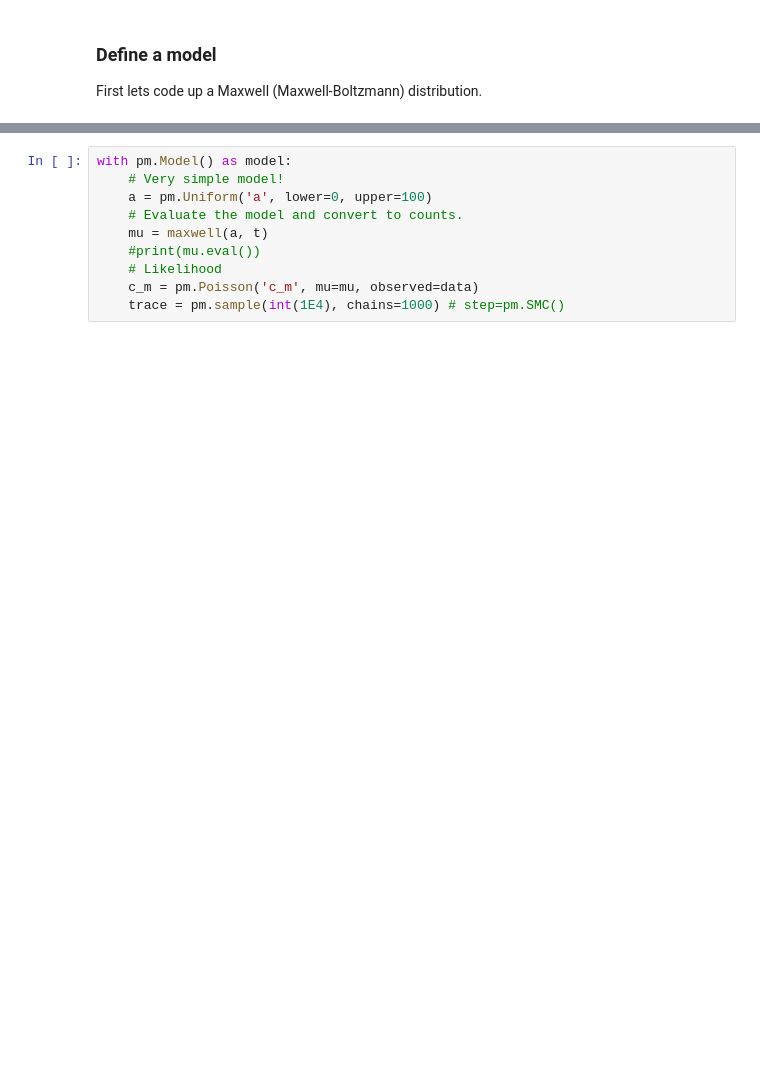
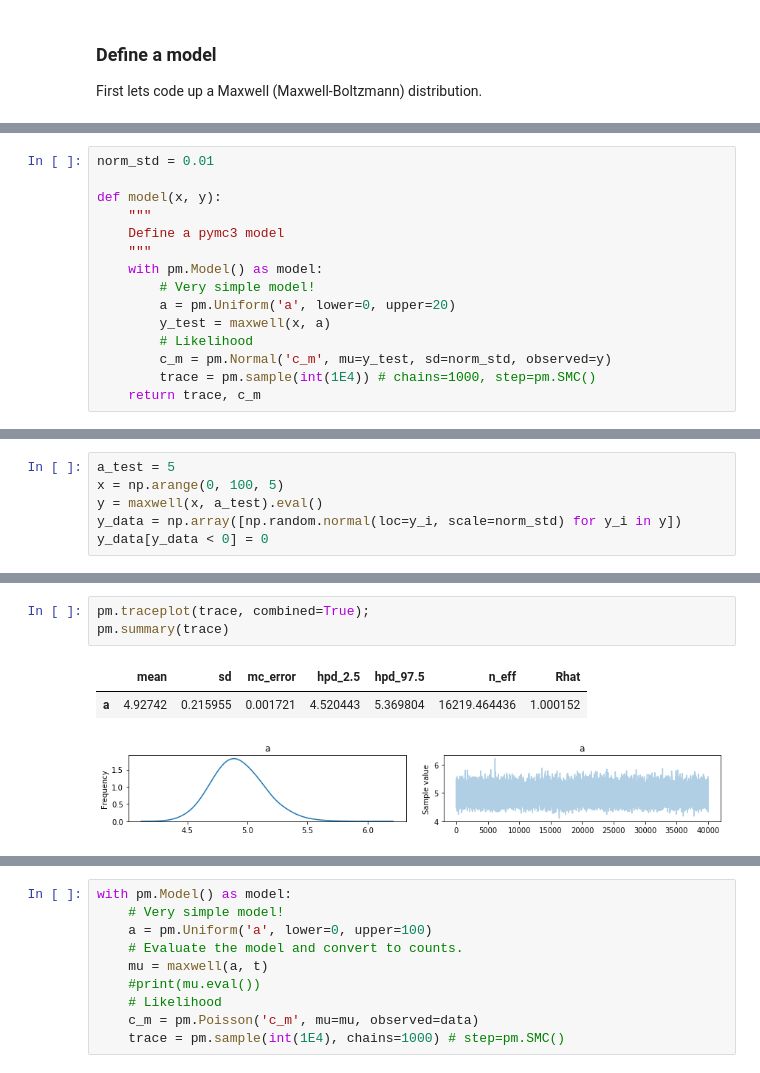
Before and after one commit to mshumko/ac6_microburst_scale_sizes, a Jupyter notebook: models/mcmc_microburst_pdf.ipynb, the cells around one changed output, grey strips where cells are left out. Drawn from its saved outputs; the diff is of its cells as text; blank space fills up the shorter version.

```diff
--- a/models/mcmc_microburst_pdf.ipynb
+++ b/models/mcmc_microburst_pdf.ipynb
@@ -20 +42,16 @@ def maxwell(x, a):
+# %%
+norm_std = 0.01
+
+def model(x, y):
+    """
+    Define a pymc3 model
+    """
+    with pm.Model() as model:
+        # Very simple model!
+        a = pm.Uniform('a', lower=0, upper=20)
+        y_test = maxwell(x, a)
+        # Likelihood
+        c_m = pm.Normal('c_m', mu=y_test, sd=norm_std, observed=y)
+        trace = pm.sample(int(1E4)) # chains=1000, step=pm.SMC()
+    return trace, c_m
 # %% [markdown]
@@ -21,0 +59,6 @@ Now run the MCMC model to fit the PDF.
+# %%
+a_test = 5
+x = np.arange(0, 100, 5)
+y = maxwell(x, a_test).eval()
+y_data = np.array([np.random.normal(loc=y_i, scale=norm_std) for y_i in y])
+y_data[y_data < 0] = 0
@@ -21,0 +78,7 @@ Now run the MCMC model to fit the PDF.
+# %%
+pm.traceplot(trace, combined=True);
+pm.summary(trace)
+# %% [output]
+|  | mean | sd | mc_error | hpd_2.5 | hpd_97.5 | n_eff | Rhat |
+| a | 4.92742 | 0.215955 | 0.001721 | 4.520443 | 5.369804 | 16219.464436 | 1.000152 |
+[figure, added]
```
Also changed, not shown: parts of 13 cells of this notebook.
